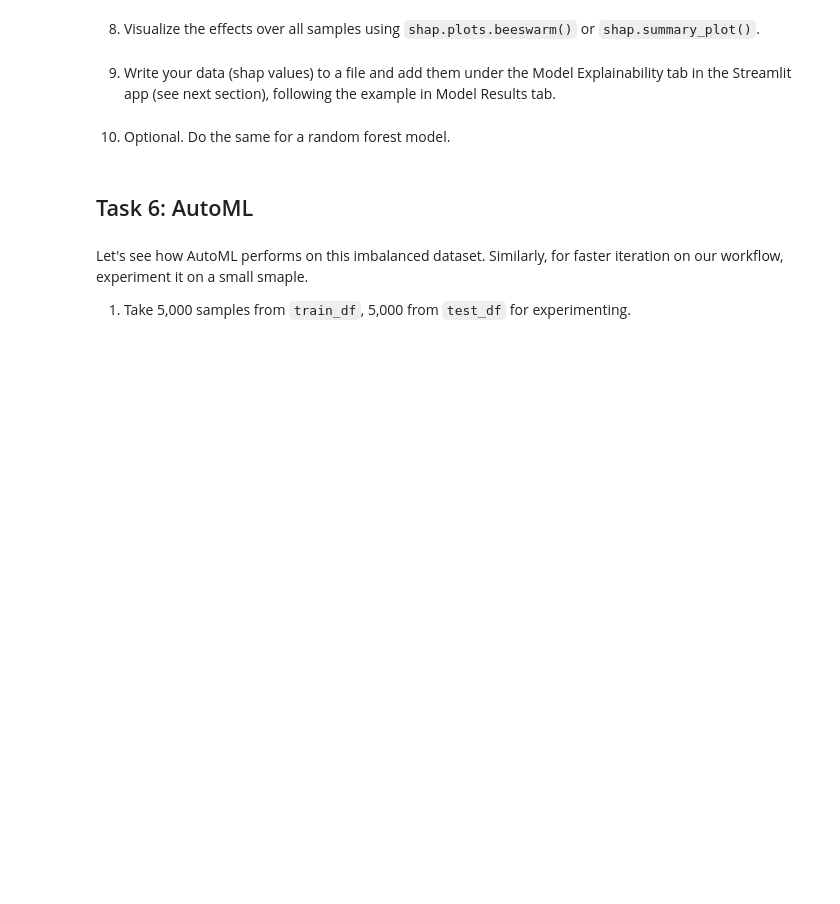
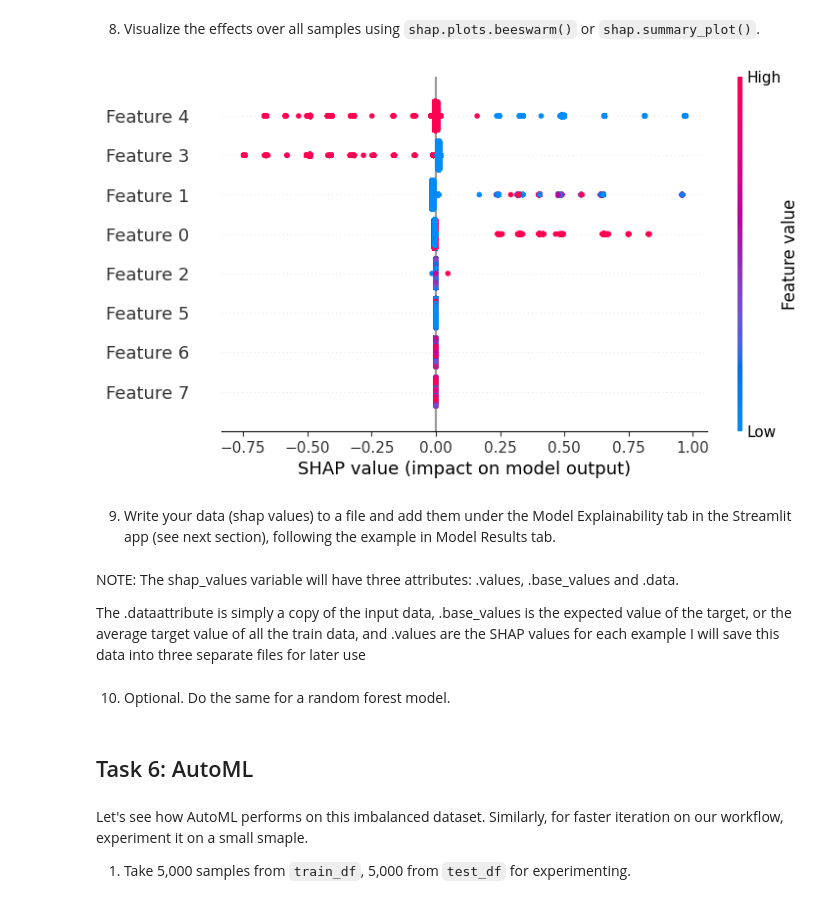
Before and after one commit to draganostojic/MLE-10, a Jupyter notebook: assignments/week-06-supervised-ml/nb/electronics-purchase-prediction.ipynb, the cells around one changed output. Saved outputs shown, nothing was run; the diff lists cells and outputs as text; code cells hidden in the pictures; blank space fills up the shorter version.

```diff
--- a/assignments/week-06-supervised-ml/nb/electronics-purchase-prediction.ipynb
+++ b/assignments/week-06-supervised-ml/nb/electronics-purchase-prediction.ipynb
@@ -553,5 +575,13 @@ shap_values = None # YOUR CODE HERE
 8. Visualize the effects over all samples using `shap.plots.beeswarm()` or `shap.summary_plot()`.
 # %%
 # YOUR CODE HERE
+shap.plots.beeswarm(shap_values)
+# %% [output]
+[figure, added]
 # %% [markdown]
 9. Write your data (shap values) to a file and add them under the Model Explainability tab in the Streamlit app (see next section), following the example in Model Results tab.
+# %% [markdown]
+NOTE: The shap_values variable will have three attributes: .values, .base_values and .data.
+
+The .dataattribute is simply a copy of the input data, .base_values is the expected value of the target, or the average target value of all the train data, and .values are the SHAP values for each example
+I will save this data into three separate files for later use
```
Also changed, not shown: parts of 13 cells of this notebook, 3 other files.
